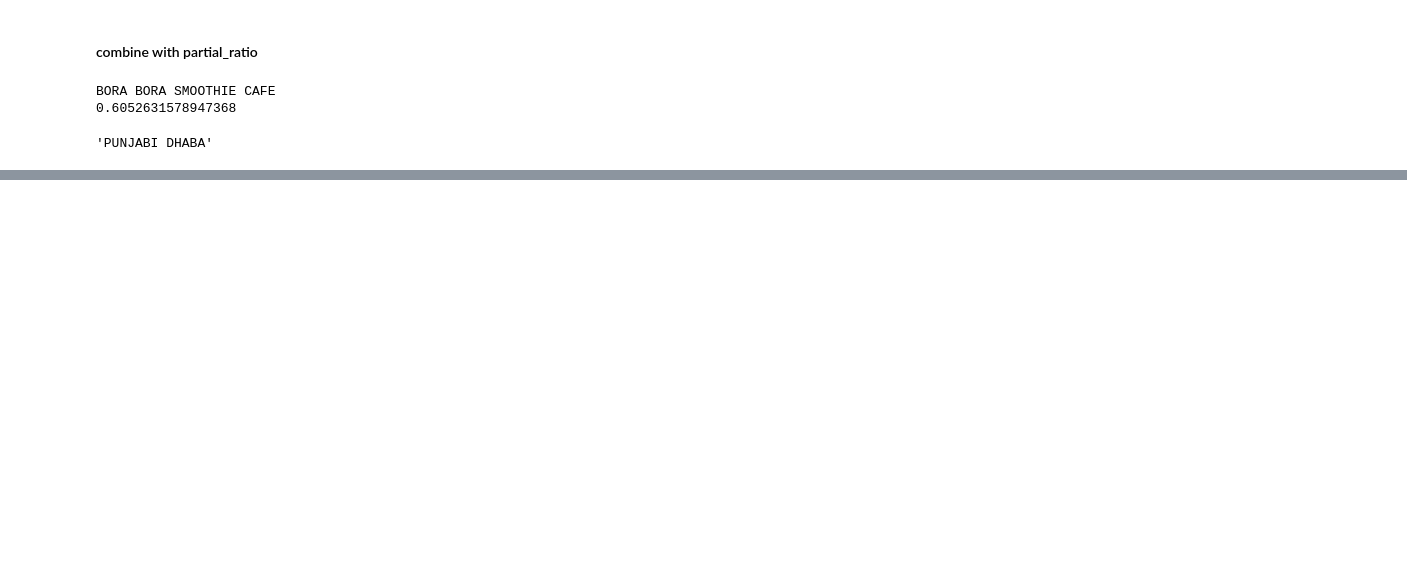
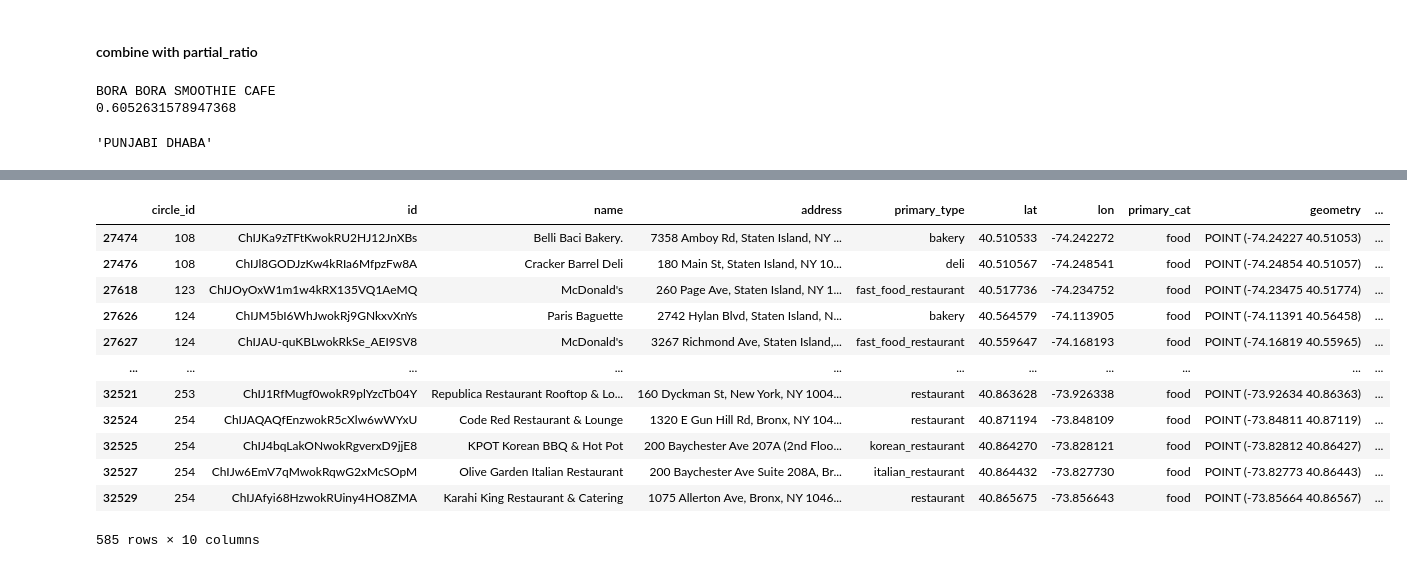
Before and after one commit to HOUPU1993/POI-study, a Jupyter notebook: some_findings.ipynb, the cells around one changed output, grey strips where cells are left out. Drawn from its saved outputs; the diff is of its cells as text; code cells hidden in the pictures; blank space fills up the shorter version.

```diff
--- a/some_findings.ipynb
+++ b/some_findings.ipynb
@@ -1362,0 +1281,25 @@ clean_name('PUNJABI DHABA (ORIGINAL 2006)')
+# %%
+ny_gplc = gpd.read_file('/Users/houpuli/Redlining Lab Dropbox/HOUPU LI/POI research/google_placescat_5000_clean.geojson')
+ny_gplc['addr_simple'] = ny_gplc['address'].str.split(',', n=1).str[0]
+
+nyc_ct = gpd.read_file('/Users/houpuli/Downloads/NYC_Borough_Boundary_5648926780594355063.geojson')
+nyc_ct_geom = nyc_ct.dissolve()
+nyc_ct_geom = nyc_ct_geom[['geometry']]
+
+nyc_gplc = ny_gplc.sjoin(nyc_ct_geom, how='inner', predicate='intersects').drop(columns=['index_right'])
+nyc_gplc_food = nyc_gplc[nyc_gplc['primary_cat']=='food']
+nyc_gplc_food
+# %% [output]
+|  | circle_id | id | name | address | primary_type | lat | lon | primary_cat | geometry | ... |
+| 27474 | 108 | ChIJKa9zTFtKwokRU2HJ12JnXBs | Belli Baci Bakery. | 7358 Amboy Rd, Staten Island, NY ... | bakery | 40.510533 | -74.242272 | food | POINT (-74.24227 40.51053) | ... |
+| 27476 | 108 | ChIJl8GODJzKw4kRIa6MfpzFw8A | Cracker Barrel Deli | 180 Main St, Staten Island, NY 10... | deli | 40.510567 | -74.248541 | food | POINT (-74.24854 40.51057) | ... |
+| 27618 | 123 | ChIJOyOxW1m1w4kRX135VQ1AeMQ | McDonald's | 260 Page Ave, Staten Island, NY 1... | fast_food_restaurant | 40.517736 | -74.234752 | food | POINT (-74.23475 40.51774) | ... |
+| 27626 | 124 | ChIJM5bI6WhJwokRj9GNkxvXnYs | Paris Baguette | 2742 Hylan Blvd, Staten Island, N... | bakery | 40.564579 | -74.113905 | food | POINT (-74.11391 40.56458) | ... |
+| 27627 | 124 | ChIJAU-quKBLwokRkSe_AEI9SV8 | McDonald's | 3267 Richmond Ave, Staten Island,... | fast_food_restaurant | 40.559647 | -74.168193 | food | POINT (-74.16819 40.55965) | ... |
+| ... | ... | ... | ... | ... | ... | ... | ... | ... | ... | ... |
+| 32521 | 253 | ChIJ1RfMugf0wokR9plYzcTb04Y | Republica Restaurant Rooftop & Lo... | 160 Dyckman St, New York, NY 1004... | restaurant | 40.863628 | -73.926338 | food | POINT (-73.92634 40.86363) | ... |
+| 32524 | 254 | ChIJAQAQfEnzwokR5cXlw6wWYxU | Code Red Restaurant & Lounge | 1320 E Gun Hill Rd, Bronx, NY 104... | restaurant | 40.871194 | -73.848109 | food | POINT (-73.84811 40.87119) | ... |
+| 32525 | 254 | ChIJ4bqLakONwokRgverxD9jjE8 | KPOT Korean BBQ & Hot Pot | 200 Baychester Ave 207A (2nd Floo... | korean_restaurant | 40.864270 | -73.828121 | food | POINT (-73.82812 40.86427) | ... |
+| 32527 | 254 | ChIJw6EmV7qMwokRqwG2xMcSOpM | Olive Garden Italian Restaurant | 200 Baychester Ave Suite 208A, Br... | italian_restaurant | 40.864432 | -73.827730 | food | POINT (-73.82773 40.86443) | ... |
+| 32529 | 254 | ChIJAfyi68HzwokRUiny4HO8ZMA | Karahi King Restaurant & Catering | 1075 Allerton Ave, Bronx, NY 1046... | restaurant | 40.865675 | -73.856643 | food | POINT (-73.85664 40.86567) | ... |
+585 rows × 10 columns
```
Also changed, not shown: parts of 26 cells of this notebook, 1 other file.
